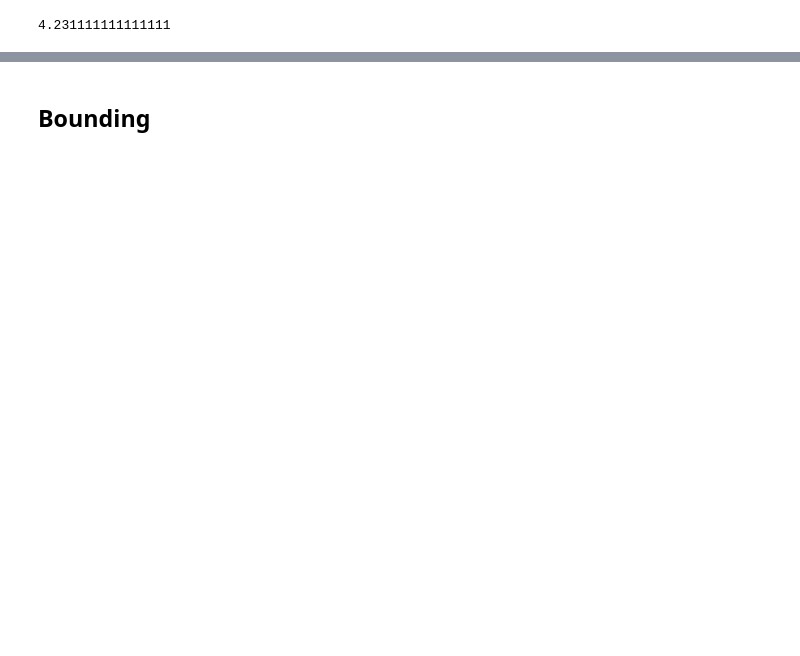
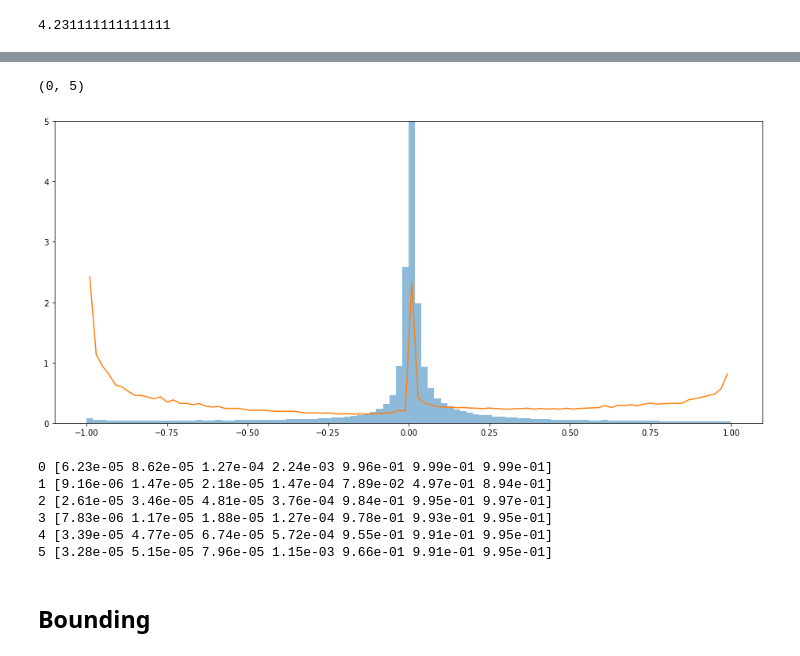
Before and after one commit to nosound2/RSNA-Hemorrhage, a Jupyter notebook: notebooks/Ensembling.ipynb, the cells around one changed output, grey strips where cells are left out. Cells and saved outputs as stored; diff of their text form; code cells hidden in the pictures; blank space fills up the shorter version.

```diff
--- a/notebooks/Ensembling.ipynb
+++ b/notebooks/Ensembling.ipynb
@@ -176,3 +139,31 @@ preds2 = applyAggFunc(preds_all, runs_afunc)
+# %%
+#zz = preds_all.mean(1)[0,:,0]
+k=0
+zz = preds_all.mean(0)[:,k]
+#zz = preds_all[0,0,:,k]
+#zz = scalePreds(zz,power=1.3)
+
+
+plt.figure(figsize=(16, 7))
+a = plt.hist(zz - train_md[all_ich[k]],bins=100,alpha=0.5,density=True)
+b = 0.5*(a[1][1:] + a[1][:-1])
+plt.plot(b,-7*np.log(1-abs(b))*a[0])
+plt.ylim([0,5])
+# %% [output]
+(0, 5)
+[figure, added]
+# %%
+np.set_printoptions(precision=2)
+zz = preds_all.mean(0)
+for k in range(6):
+    print(k,np.quantile(zz[:,k],[0.0001,0.001,0.01,0.5,0.99,0.999,0.9999]))
+# %% [output]
+0 [6.23e-05 8.62e-05 1.27e-04 2.24e-03 9.96e-01 9.99e-01 9.99e-01]
+1 [9.16e-06 1.47e-05 2.18e-05 1.47e-04 7.89e-02 4.97e-01 8.94e-01]
+2 [2.61e-05 3.46e-05 4.81e-05 3.76e-04 9.84e-01 9.95e-01 9.97e-01]
+3 [7.83e-06 1.17e-05 1.88e-05 1.27e-04 9.78e-01 9.93e-01 9.95e-01]
+4 [3.39e-05 4.77e-05 6.74e-05 5.72e-04 9.55e-01 9.91e-01 9.95e-01]
+5 [3.28e-05 5.15e-05 7.96e-05 1.15e-03 9.66e-01 9.91e-01 9.95e-01]
 # %% [markdown]
 ## Bounding
 # %%
```
Also changed, not shown: parts of 155 cells of this notebook, 4 other files.
